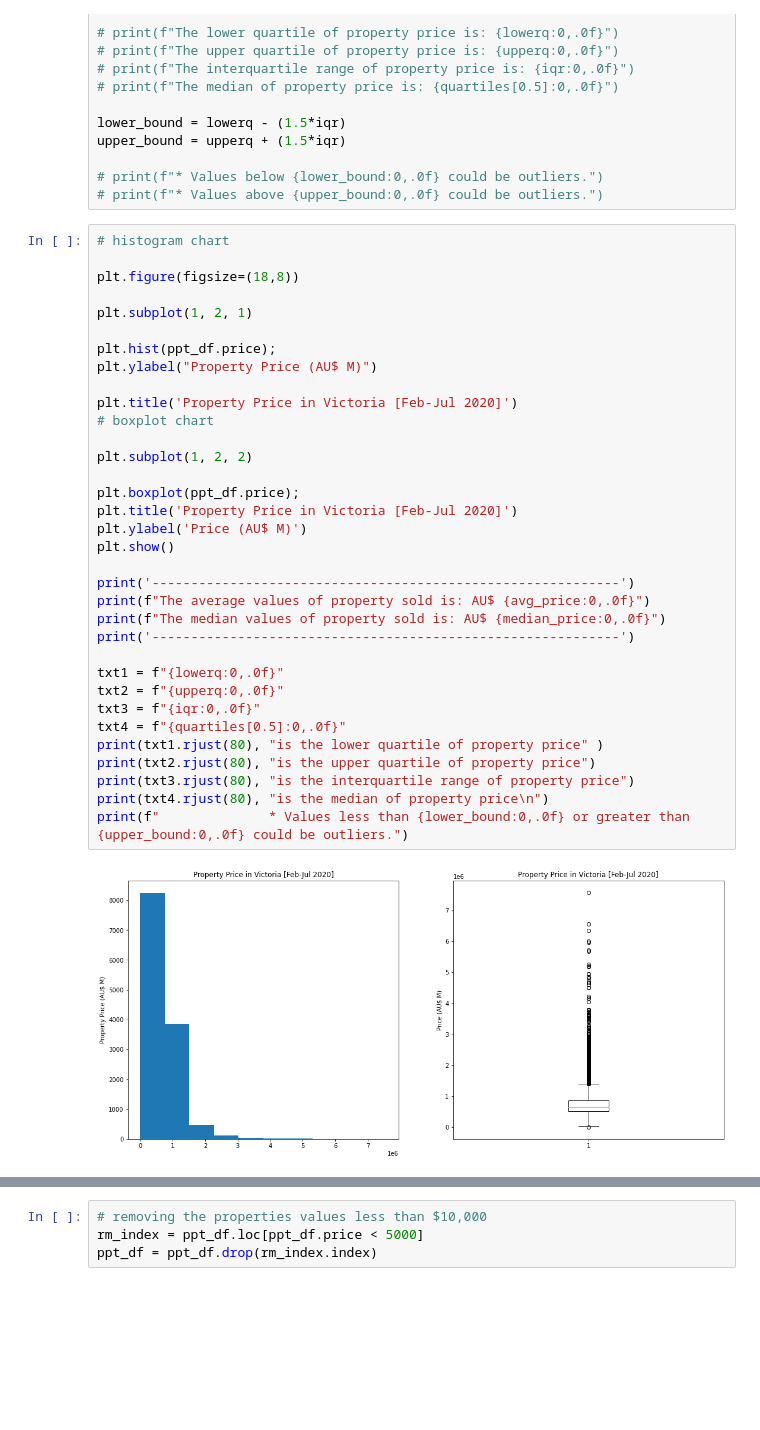
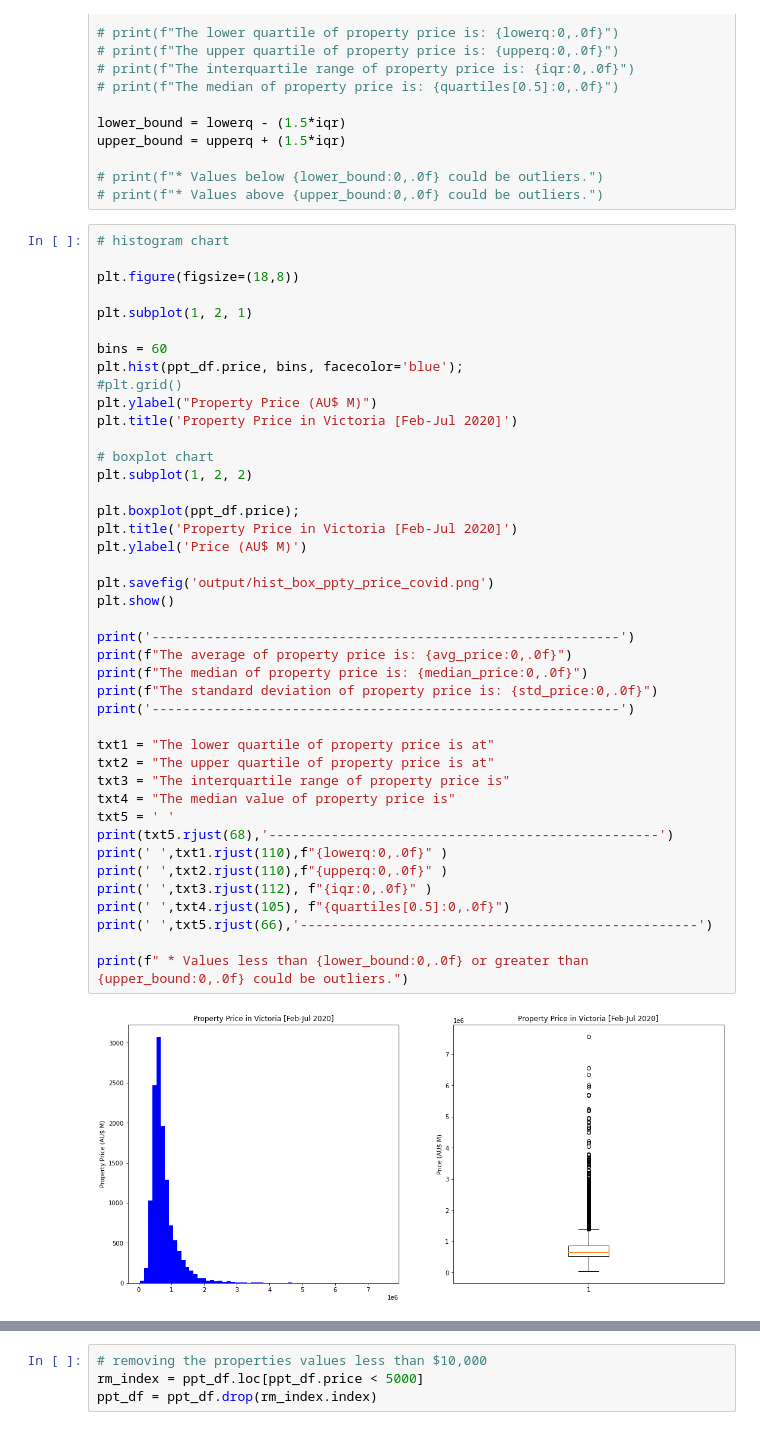
Before and after one commit to jeremychiaa/covid-victorian-real-estate, a Jupyter notebook: ppt_inco.ipynb, the cells around one changed output, grey strips where cells are left out. Cells and saved outputs as stored; diff of their text form; blank space fills up the shorter version.

Commit message:
add-on script and update charts label, output to images

```diff
--- a/ppt_inco.ipynb
+++ b/ppt_inco.ipynb
@@ -51,37 +52,45 @@ upper_bound = upperq + (1.5*iqr)
 # %%
 # histogram chart
 
 plt.figure(figsize=(18,8))
 
 plt.subplot(1, 2, 1)
 
-plt.hist(ppt_df.price);
+bins = 60
+plt.hist(ppt_df.price, bins, facecolor='blue');
+#plt.grid()
 plt.ylabel("Property Price (AU$ M)")
+plt.title('Property Price in Victoria [Feb-Jul 2020]')
 
-plt.title('Property Price in Victoria [Feb-Jul 2020]')
 # boxplot chart
-
 plt.subplot(1, 2, 2)
 
 plt.boxplot(ppt_df.price);
 plt.title('Property Price in Victoria [Feb-Jul 2020]')
 plt.ylabel('Price (AU$ M)')
+
+plt.savefig('output/hist_box_ppty_price_covid.png')
 plt.show()
 
 print('------------------------------------------------------------')
-print(f"The average values of property sold is: AU$ {avg_price:0,.0f}")
-print(f"The median values of property sold is: AU$ {median_price:0,.0f}")
+print(f"The average of property price is: {avg_price:0,.0f}")
+print(f"The median of property price is: {median_price:0,.0f}")
+print(f"The standard deviation of property price is: {std_price:0,.0f}")
 print('------------------------------------------------------------')
 
-txt1 = f"{lowerq:0,.0f}"
-txt2 = f"{upperq:0,.0f}"
-txt3 = f"{iqr:0,.0f}"
-txt4 = f"{quartiles[0.5]:0,.0f}"
-print(txt1.rjust(80), "is the lower quartile of property price" )
-print(txt2.rjust(80), "is the upper quartile of property price")
-print(txt3.rjust(80), "is the interquartile range of property price")
-print(txt4.rjust(80), "is the median of property price\n")
-print(f"              * Values less than {lower_bound:0,.0f} or greater than {upper_bound:0,.0f} could be outliers.")
+txt1 = "The lower quartile of property price is at"
+txt2 = "The upper quartile of property price is at"
+txt3 = "The interquartile range of property price is"
+txt4 = "The median value of property price is"
+txt5 = ' '
+print(txt5.rjust(68),'--------------------------------------------------')
+print(' ',txt1.rjust(110),f"{lowerq:0,.0f}" )
+print(' ',txt2.rjust(110),f"{upperq:0,.0f}" )
+print(' ',txt3.rjust(112), f"{iqr:0,.0f}" )
+print(' ',txt4.rjust(105), f"{quartiles[0.5]:0,.0f}")
+print(' ',txt5.rjust(66),'---------------------------------------------------')
+
+print(f" * Values less than {lower_bound:0,.0f} or greater than {upper_bound:0,.0f} could be outliers.")
 # %% [output]
-[figure, old version]
+[figure, new version]
 ------------------------------------------------------------
```
Also changed, not shown: parts of 9 cells of this notebook, 5 other files.
